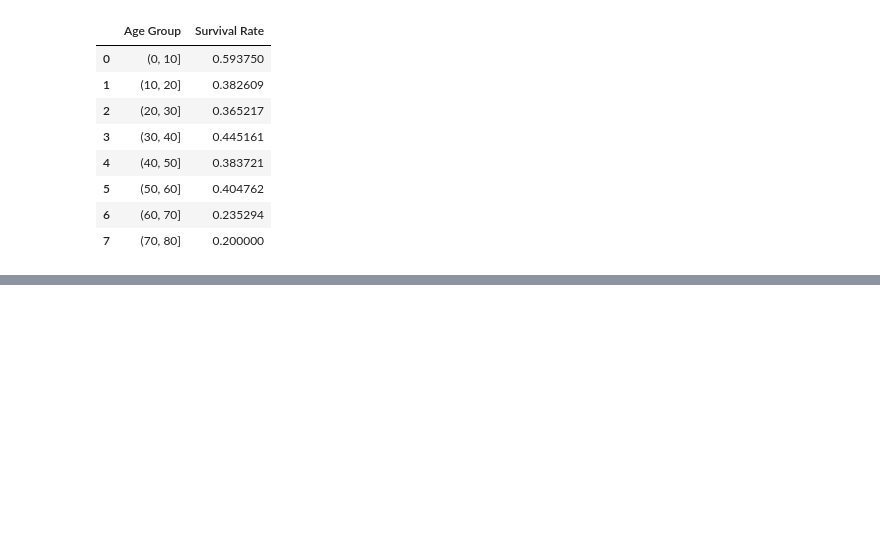
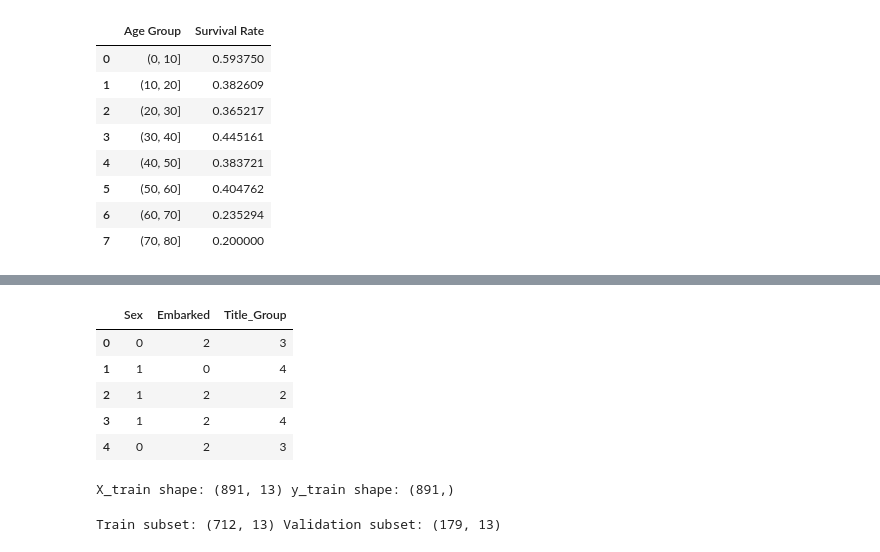
Before and after one commit to furkanemreguler/Titanic-Survival-Prediction, a Jupyter notebook: titanic.ipynb, the cells around one changed output, grey strips where cells are left out. Saved outputs shown, nothing was run; the diff lists cells and outputs as text; code cells hidden in the pictures; blank space fills up the shorter version.

```diff
--- a/titanic.ipynb
+++ b/titanic.ipynb
@@ -181,0 +240,45 @@ class Imputer(BaseEstimator, TransformerMixin):
+# %%
+train_clean['Sex'] = train_clean['Sex'].map({'male':0,'female':1})
+test_clean ['Sex'] = test_clean ['Sex'].map({'male':0,'female':1})
+
+train_clean['Embarked'] = train_clean['Embarked'].map({'C':0,'Q':1,'S':2})
+test_clean ['Embarked'] = test_clean ['Embarked'].map({'C':0,'Q':1,'S':2})
+
+train_clean['Title_Group'] = train_clean['Title_Group'].astype('category').cat.codes
+test_clean ['Title_Group'] = test_clean ['Title_Group'].astype('category').cat.codes
+
+train_clean[['Sex','Embarked','Title_Group']].head()
+# %% [output]
+|  | Sex | Embarked | Title_Group |
+| 0 | 0 | 2 | 3 |
+| 1 | 1 | 0 | 4 |
+| 2 | 1 | 2 | 2 |
+| 3 | 1 | 2 | 4 |
+| 4 | 0 | 2 | 3 |
+# %%
+y_train = train_clean['Survived'].copy()
+
+feature_cols = [
+  "Pclass","Sex","Age","SibSp","Parch","Fare","Embarked",
+  "FamilySize","is_child","is_young_adult","is_adult","is_senior","Title_Group"
+]
+
+X_train = train_clean[feature_cols].copy()
+X_test  = test_clean[feature_cols].copy()
+
+print("X_train shape:", X_train.shape, "y_train shape:", y_train.shape)
+# %% [output]
+X_train shape: (891, 13) y_train shape: (891,)
+# %%
+from sklearn.model_selection import train_test_split
+
+X_tr, X_val, y_tr, y_val = train_test_split(
+    X_train, y_train,
+    test_size=0.2,
+    random_state=42,
+    stratify=y_train
+)
+
+print("Train subset:", X_tr.shape, "Validation subset:", X_val.shape)
+# %% [output]
+Train subset: (712, 13) Validation subset: (179, 13)
```
Also changed, not shown: parts of 7 cells of this notebook.
